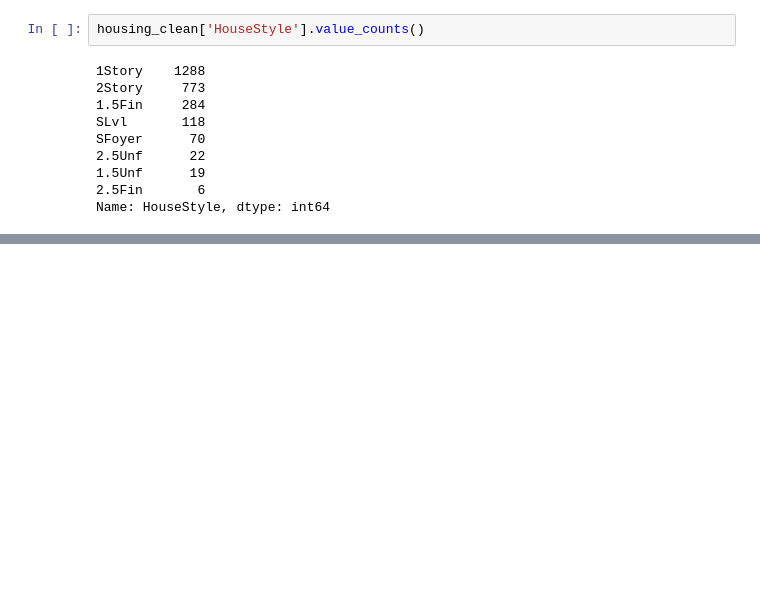
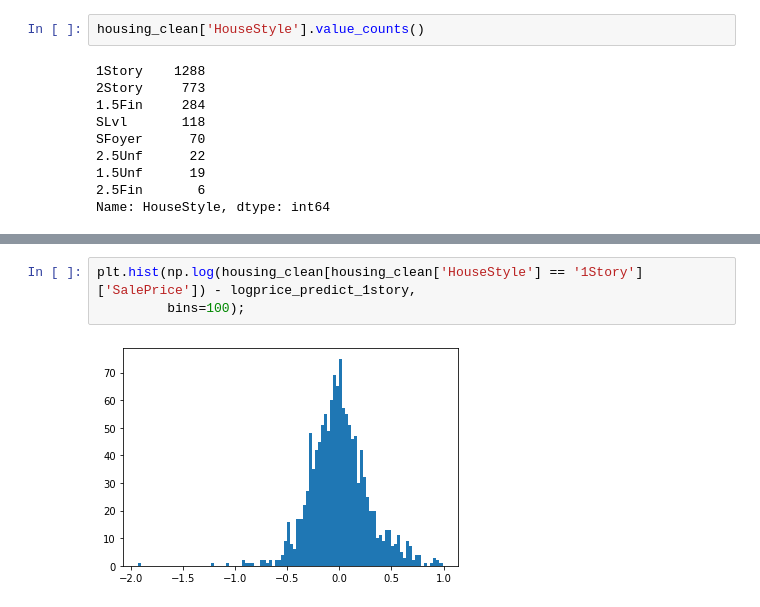
Before and after one commit to kchander92/NYCDSA-Machine-Learning-Project, a Jupyter notebook: Machine Learning EDA and Modeling.ipynb, the cells around one changed output, grey strips where cells are left out. Drawn from its saved outputs; the diff is of its cells as text; blank space fills up the shorter version.

```diff
--- a/Machine Learning EDA and Modeling.ipynb
+++ b/Machine Learning EDA and Modeling.ipynb
@@ -340,0 +389,5 @@ Name: HouseStyle, dtype: int64
+# %%
+plt.hist(np.log(housing_clean[housing_clean['HouseStyle'] == '1Story']['SalePrice']) - logprice_predict_1story,
+         bins=100);
+# %% [output]
+[figure, added]
```
Also changed, not shown: parts of 18 cells of this notebook.
